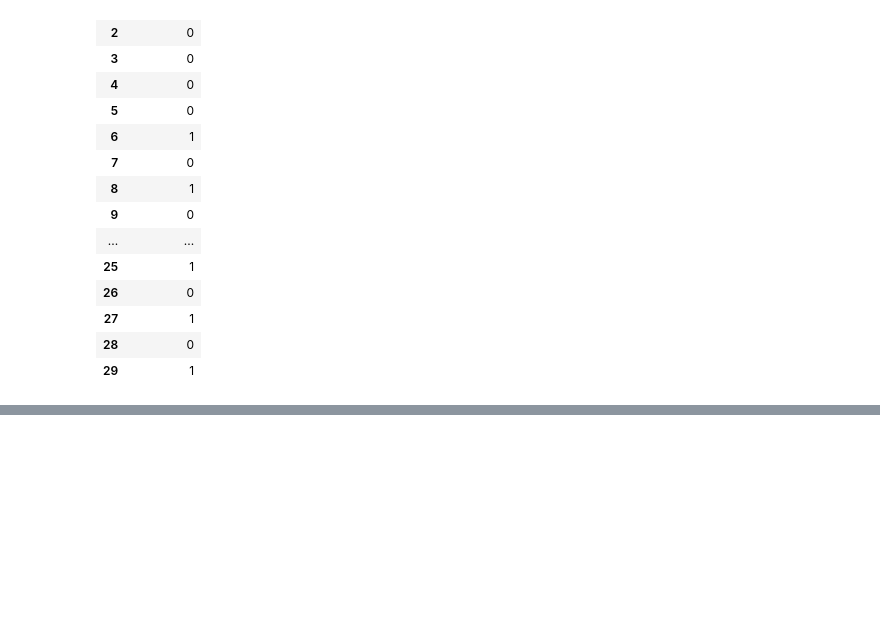
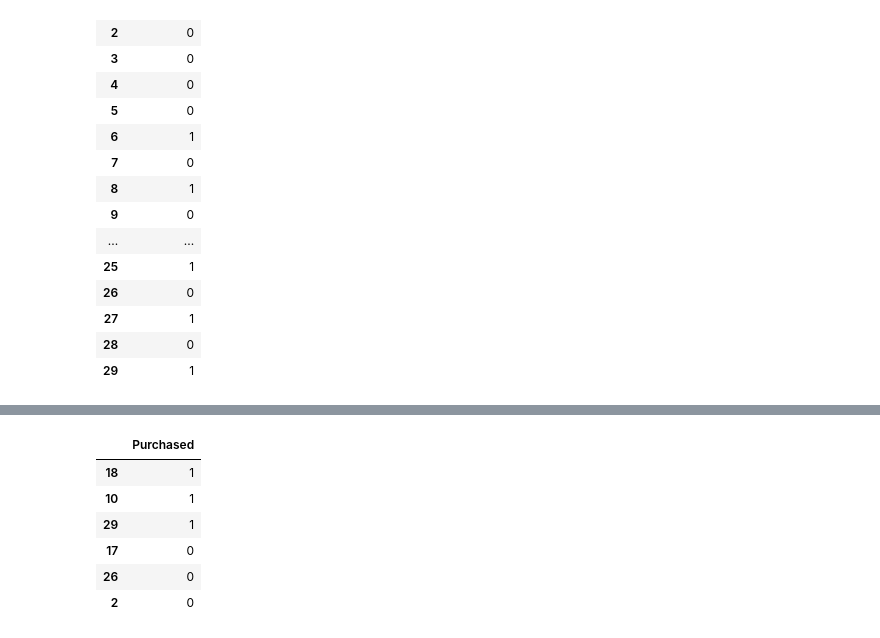
Before and after one commit to Namir50/Data-Science-Machine-learning-tutorial, a Jupyter notebook: Data Preprocessing/7_train_test_split.ipynb, the cells around one changed output, grey strips where cells are left out. Drawn from its saved outputs; the diff is of its cells as text; code cells hidden in the pictures; blank space fills up the shorter version.

```diff
--- a/Data Preprocessing/7_train_test_split.ipynb
+++ b/Data Preprocessing/7_train_test_split.ipynb
@@ -72,0 +143,10 @@ X_train, X_test, Y_train, Y_test = train_test_split(X,Y, test_size = 0.2, random
+# %%
+Y_test
+# %% [output]
+|  | Purchased |
+| 18 | 1 |
+| 10 | 1 |
+| 29 | 1 |
+| 17 | 0 |
+| 26 | 0 |
+| 2 | 0 |
```
Also changed, not shown: parts of 4 cells of this notebook.
